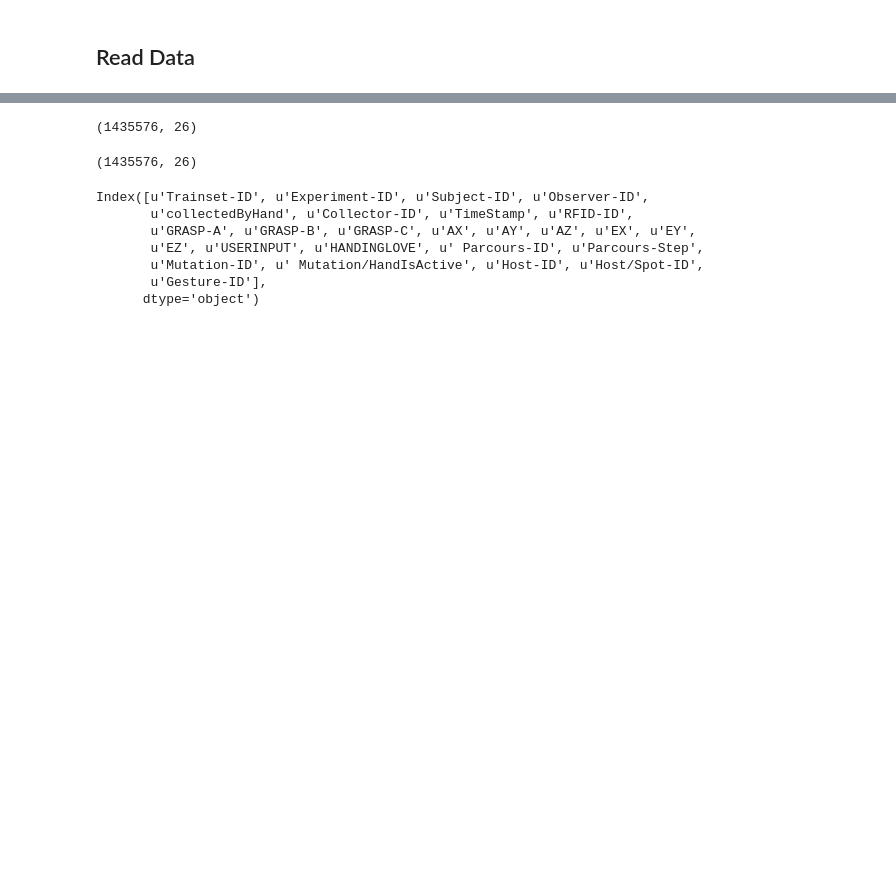
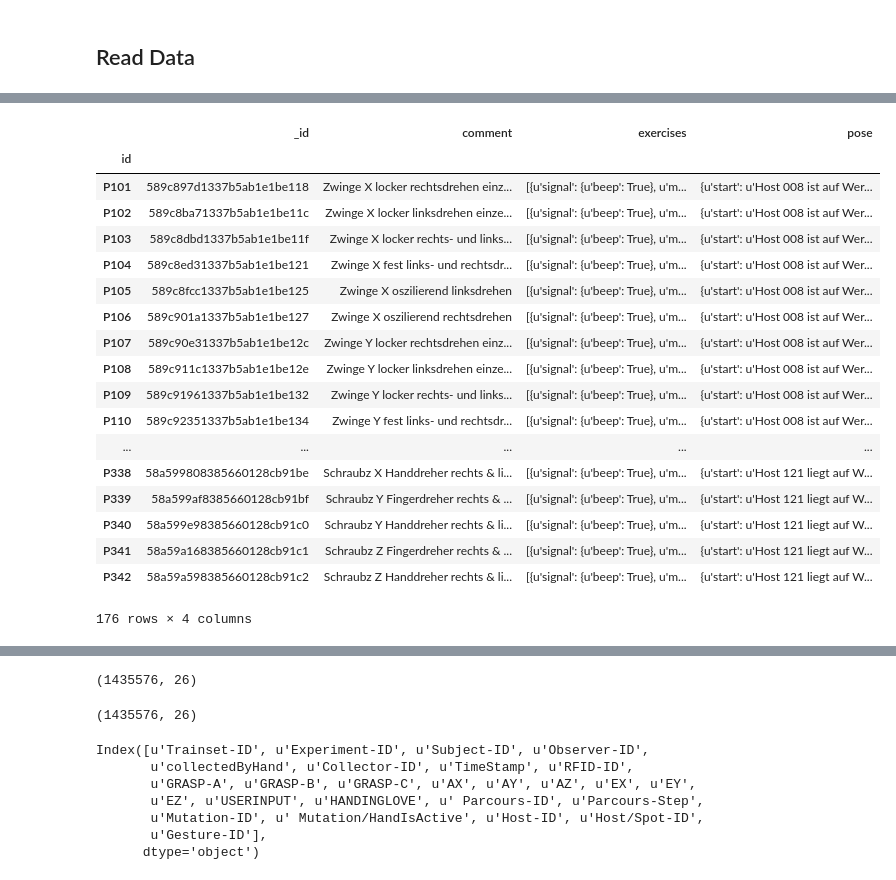
Before and after one commit to Make-O-Matic/MOM-Engine, a Jupyter notebook: data_preprocess.ipynb, the cells around one changed output, grey strips where cells are left out. Drawn from its saved outputs; the diff is of its cells as text; code cells hidden in the pictures; blank space fills up the shorter version.

```diff
--- a/data_preprocess.ipynb
+++ b/data_preprocess.ipynb
@@ -41,0 +69,22 @@ gestures_df
+# %%
+parcours
+# %% [output]
+|  | _id | comment | exercises | pose |
+| id |  |  |  |  |
+| P101 | 589c897d1337b5ab1e1be118 | Zwinge X locker rechtsdrehen einz... | [{u'signal': {u'beep': True}, u'm... | {u'start': u'Host 008 ist auf Wer... |
+| P102 | 589c8ba71337b5ab1e1be11c | Zwinge X locker linksdrehen einze... | [{u'signal': {u'beep': True}, u'm... | {u'start': u'Host 008 ist auf Wer... |
+| P103 | 589c8dbd1337b5ab1e1be11f | Zwinge X locker rechts- und links... | [{u'signal': {u'beep': True}, u'm... | {u'start': u'Host 008 ist auf Wer... |
+| P104 | 589c8ed31337b5ab1e1be121 | Zwinge X fest links- und rechtsdr... | [{u'signal': {u'beep': True}, u'm... | {u'start': u'Host 008 ist auf Wer... |
+| P105 | 589c8fcc1337b5ab1e1be125 | Zwinge X oszilierend linksdrehen | [{u'signal': {u'beep': True}, u'm... | {u'start': u'Host 008 ist auf Wer... |
+| P106 | 589c901a1337b5ab1e1be127 | Zwinge X oszilierend rechtsdrehen | [{u'signal': {u'beep': True}, u'm... | {u'start': u'Host 008 ist auf Wer... |
+| P107 | 589c90e31337b5ab1e1be12c | Zwinge Y locker rechtsdrehen einz... | [{u'signal': {u'beep': True}, u'm... | {u'start': u'Host 008 ist auf Wer... |
+| P108 | 589c911c1337b5ab1e1be12e | Zwinge Y locker linksdrehen einze... | [{u'signal': {u'beep': True}, u'm... | {u'start': u'Host 008 ist auf Wer... |
+| P109 | 589c91961337b5ab1e1be132 | Zwinge Y locker rechts- und links... | [{u'signal': {u'beep': True}, u'm... | {u'start': u'Host 008 ist auf Wer... |
+| P110 | 589c92351337b5ab1e1be134 | Zwinge Y fest links- und rechtsdr... | [{u'signal': {u'beep': True}, u'm... | {u'start': u'Host 008 ist auf Wer... |
+| ... | ... | ... | ... | ... |
+| P338 | 58a599808385660128cb91be | Schraubz X Handdreher rechts & li... | [{u'signal': {u'beep': True}, u'm... | {u'start': u'Host 121 liegt auf W... |
+| P339 | 58a599af8385660128cb91bf | Schraubz Y Fingerdreher rechts & ... | [{u'signal': {u'beep': True}, u'm... | {u'start': u'Host 121 liegt auf W... |
+| P340 | 58a599e98385660128cb91c0 | Schraubz Y Handdreher rechts & li... | [{u'signal': {u'beep': True}, u'm... | {u'start': u'Host 121 liegt auf W... |
+| P341 | 58a59a168385660128cb91c1 | Schraubz Z Fingerdreher rechts & ... | [{u'signal': {u'beep': True}, u'm... | {u'start': u'Host 121 liegt auf W... |
+| P342 | 58a59a598385660128cb91c2 | Schraubz Z Handdreher rechts & li... | [{u'signal': {u'beep': True}, u'm... | {u'start': u'Host 121 liegt auf W... |
+176 rows × 4 columns
```
Also changed, not shown: parts of 27 cells of this notebook.
